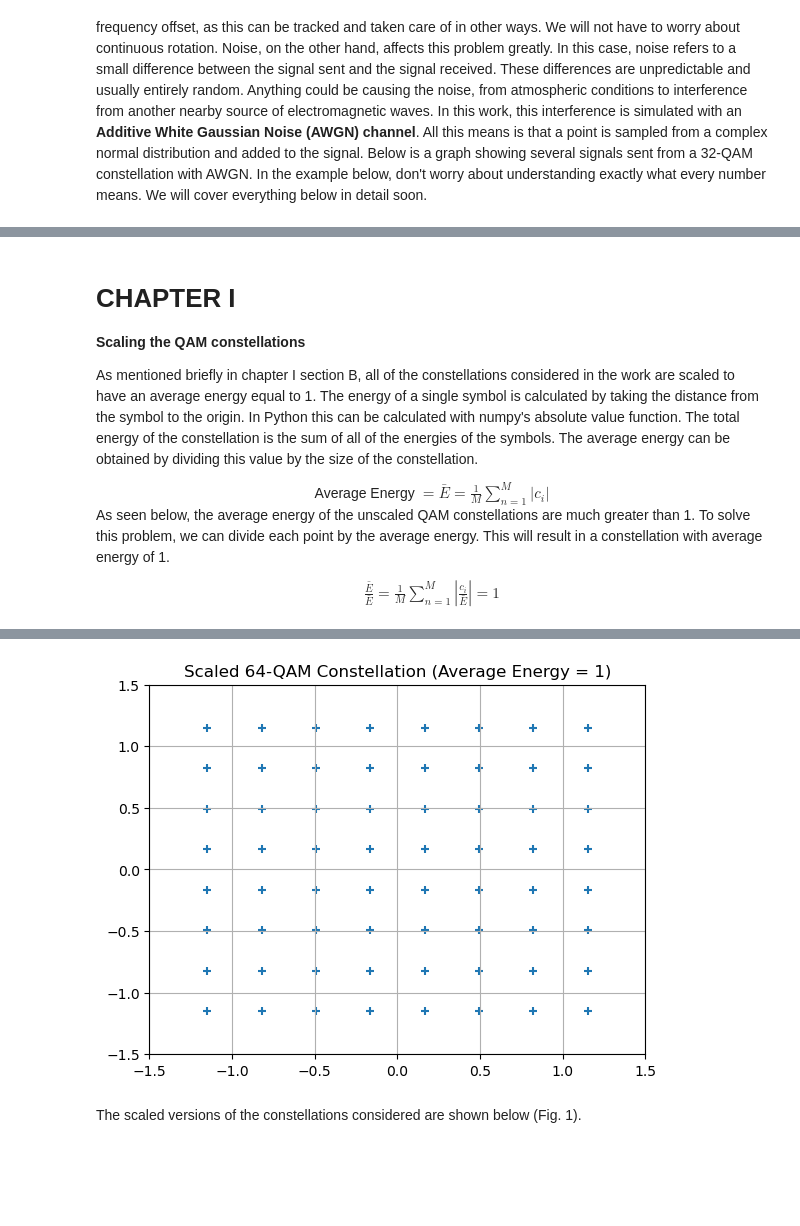
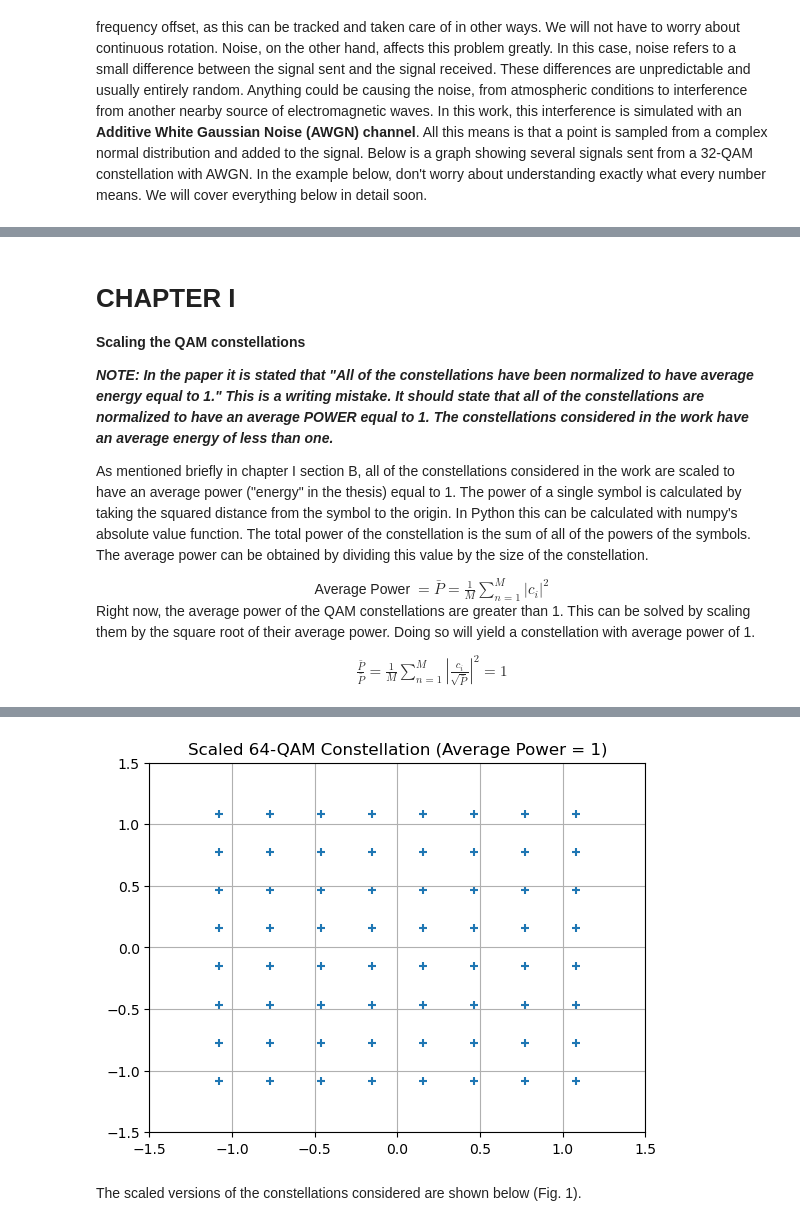
Before and after one commit to MrBubb1es/QAM-Thesis, a Jupyter notebook: QAM_Thesis.ipynb, the cells around one changed output, grey strips where cells are left out. Cells and saved outputs as stored; diff of their text form; code cells hidden in the pictures; blank space fills up the shorter version.

```diff
--- a/QAM_Thesis.ipynb
+++ b/QAM_Thesis.ipynb
@@ -132,16 +101,18 @@ plt.show()
 
 **Scaling the QAM constellations**
 
-As mentioned briefly in chapter I section B, all of the constellations considered in the work are scaled to have an average energy equal to 1. The energy of a single symbol is calculated by taking the distance from the symbol to the origin. In Python this can be calculated with numpy's absolute value function. The total energy of the constellation is the sum of all of the energies of the symbols. The average energy can be obtained by dividing this value by the size of the constellation.
+***NOTE: In the paper it is stated that "All of the constellations have been normalized to have average energy equal to 1." This is a writing mistake. It should state that all of the constellations are normalized to have an average POWER equal to 1. The constellations considered in the work have an average energy of less than one.***
+
+As mentioned briefly in chapter I section B, all of the constellations considered in the work are scaled to have an average power ("energy" in the thesis) equal to 1. The power of a single symbol is calculated by taking the squared distance from the symbol to the origin. In Python this can be calculated with numpy's absolute value function. The total power of the constellation is the sum of all of the powers of the symbols. The average power can be obtained by dividing this value by the size of the constellation.
 
 <center>
-    Average Energy $ = \bar{E} = \frac{1}{M} \sum \limits _{n=1}^{M} |c_i|$
+    Average Power $ = \bar{P} = \frac{1}{M} \sum \limits _{n=1}^{M} |c_i|^2$
 </center>
 
-As seen below, the average energy of the unscaled QAM constellations are much greater than 1. To solve this problem, we can divide each point by the average energy. This will result in a constellation with average energy of 1.
+Right now, the average power of the QAM constellations are greater than 1. This can be solved by scaling them by the square root of their average power. Doing so will yield a constellation with average power of 1.
 
 <center>
-    $\frac{\bar{E}}{\bar{E}} = \frac{1}{M} \sum \limits _{n=1}^{M} \left| \frac{c_i}{\bar{E}} \right| = 1$
+    $\frac{\bar{P}}{\bar{P}} = \frac{1}{M} \sum \limits _{n=1}^{M} \left| \frac{c_i}{\sqrt{\bar{P}}} \right|^2 = 1$
 </center>
 # %%
 import matplotlib.pyplot as plt
@@ -149,16 +120,16 @@ from thesislib import *
 
 qam64 = qam64unscaled_new()
 
-print(f"Average energy for unscaled 64-QAM constellation: {calc_average_energy(qam64)}")
+print(f"Average energy for unscaled 64-QAM constellation: {calc_average_power(qam64)}")
 
-qam64_scaled = qam64 / calc_average_energy(qam64) # Divide each symbol by the average energy
+qam64_scaled = qam64 / np.sqrt(calc_average_power(qam64)) # Divide each symbol by the sqrt of average power
 
-print(f"Average energy for corrected 64-QAM constellation: {calc_average_energy(qam64_scaled)}")
+print(f"Average energy for corrected 64-QAM constellation: {calc_average_power(qam64_scaled):.2f}")
 
 plt.xlim(-1.5, 1.5)
 plt.ylim(-1.5, 1.5)
 plt.grid()
-plt.title("Scaled 64-QAM Constellation (Average Energy = 1)")
+plt.title("Scaled 64-QAM Constellation (Average Power = 1)")
 plt.scatter(qam64_scaled.real, qam64_scaled.imag, marker="+")
 
 plt.show()
@@ -168,4 +139,4 @@ Average energy for corrected 64-QAM constellation: 1.0
-[figure, old version]
+[figure, new version]
 # %% [markdown]
 The scaled versions of the constellations considered are shown below (Fig. 1).
 # %%
```
Also changed, not shown: parts of 29 cells of this notebook, 22 other files.
